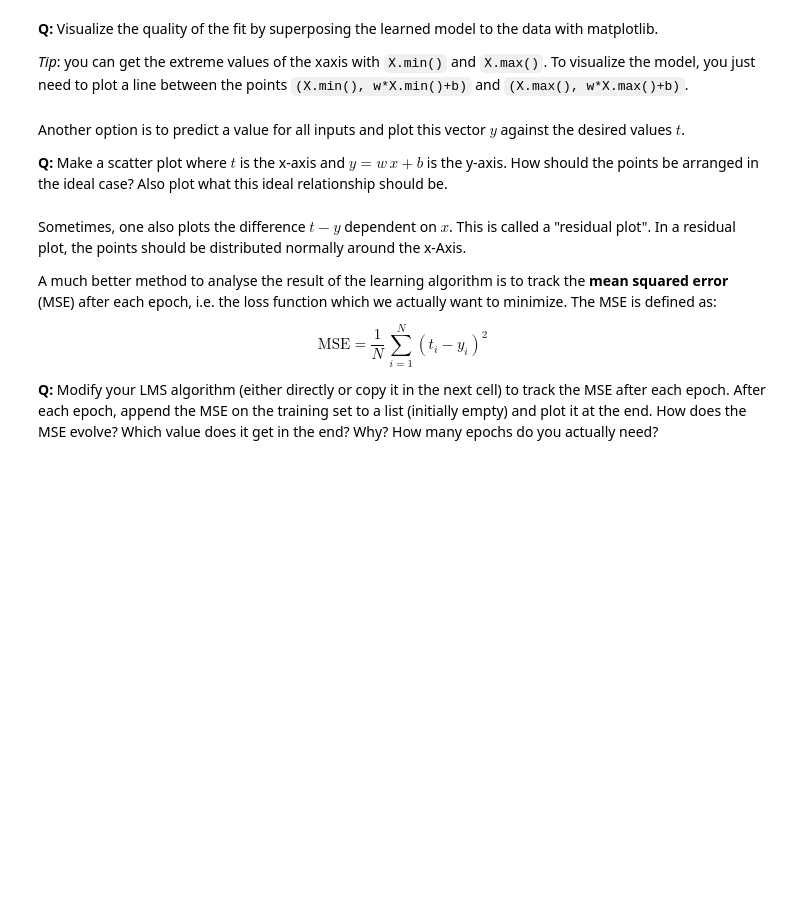
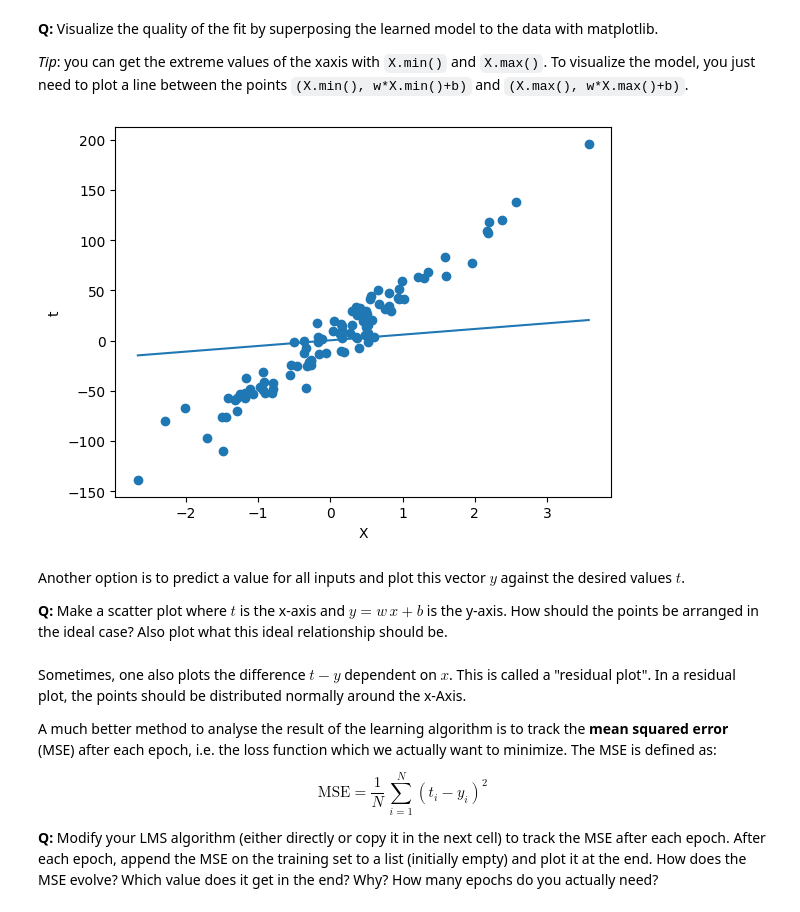
Before and after one commit to 77boom/neurocomputing, a Jupyter notebook: notebooks/3-LinearRegression.ipynb, the cells around one changed output. Cells and saved outputs as stored; diff of their text form; code cells hidden in the pictures; blank space fills up the shorter version.

```diff
--- a/notebooks/3-LinearRegression.ipynb
+++ b/notebooks/3-LinearRegression.ipynb
@@ -66,6 +127,22 @@ Our linear model $y = w \, x + b$ predicts outputs for an input $x$. The error $
 **Q:** Visualize the quality of the fit by superposing the learned model to the data with matplotlib.
 
 *Tip*: you can get the extreme values of the xaxis with `X.min()` and `X.max()`. To visualize the model, you just need to plot a line between the points `(X.min(), w*X.min()+b)` and `(X.max(), w*X.max()+b)`.
+# %%
+import matplotlib.pyplot as plt
+
+plt.scatter(X, t)
+
+plt.plot(
+    [X.min(),X.max()],
+    [w*X.min()+b, w*X.max()+b]
+)
+
+plt.xlabel("X")
+plt.ylabel("t")
+
+plt.show()
+# %% [output]
+[figure, added]
 # %% [markdown]
 Another option is to predict a value for all inputs and plot this vector $y$ against the desired values $t$.
 
```
Also changed, not shown: parts of 2 cells of this notebook.
